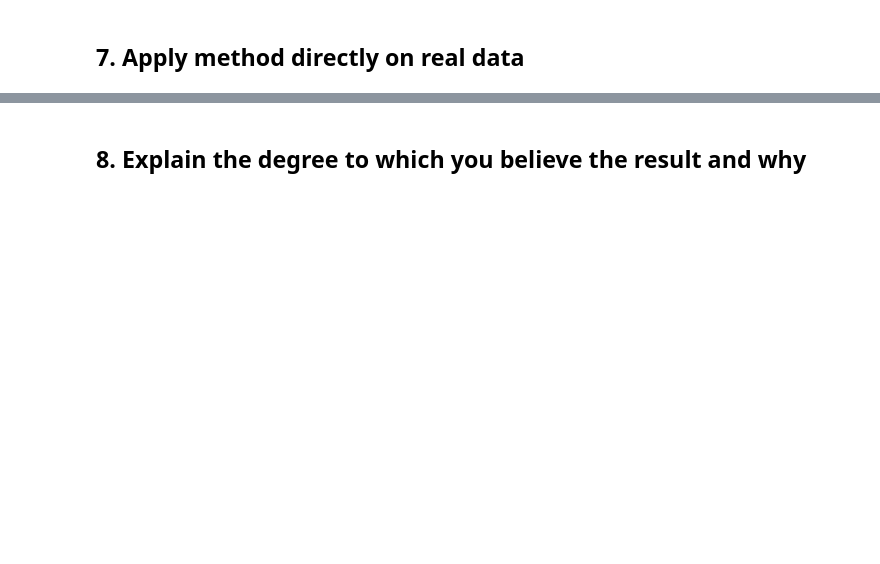
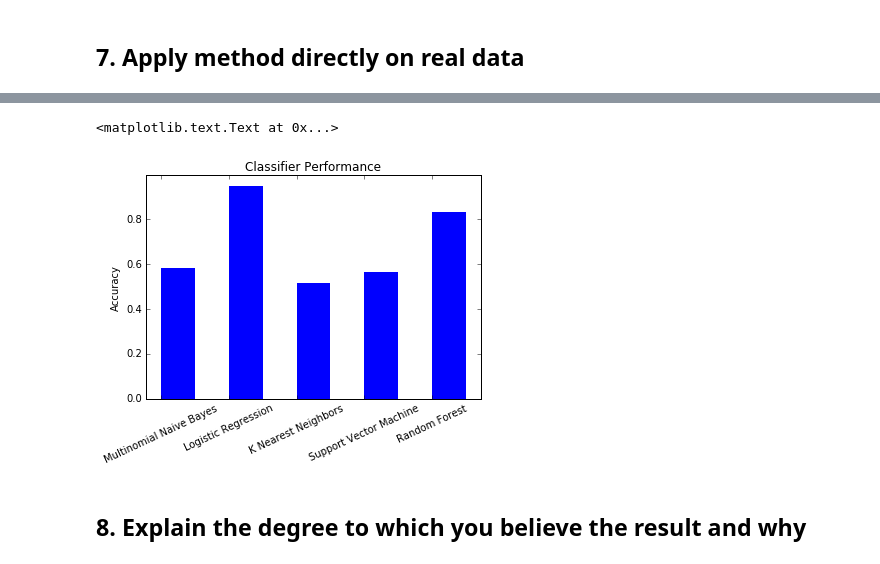
Before and after one commit to Upward-Spiral-Science/spect-team, a Jupyter notebook: Code/Assignment-5/Classification.ipynb, the cells around one changed output, grey strips where cells are left out. Drawn from its saved outputs; the diff is of its cells as text; code cells hidden in the pictures; blank space fills up the shorter version.

```diff
--- a/Code/Assignment-5/Classification.ipynb
+++ b/Code/Assignment-5/Classification.ipynb
@@ -29,3 +33,6 @@ for neg_i in neg_col_inds:
+# %%
+# Preprocess training features
+X = clean_negs(X)
 # %% [markdown]
 ## 1. State assumptions about your data
 # %% [markdown]
@@ -136,0 +208,29 @@ print acc
+# %%
+'''
+Train models with all the training data
+Evaluate using the test data
+'''
+# Multinomial Naive Bayes
+multiNB = MultinomialNB()
+train_clf(multiNB, train_X, train_y)
+predict_y, acc_nb = test_clf(multiNB, test_X, test_y)
+
+# Logistic Regression
+lg = LogisticRegression(penalty='l1')
+train_clf(lg, train_X, train_y)
+predict_y, acc_lg = test_clf(lg, test_X, test_y)
+
+# K Nearest Neighbors
+knn = KNeighborsClassifier(n_neighbors=10)
+train_clf(knn, train_X, train_y)
+predict_y, acc_knn = test_clf(knn, test_X, test_y)
+
+# Support Vector Machine
+svc = LinearSVC()
+train_clf(svc, train_X, train_y)
+predict_y, acc_svc = test_clf(svc, test_X, test_y)
+
+# Random Forest
+rf = RandomForestClassifier(n_estimators=60)
+train_clf(rf, train_X, train_y)
+predict_y, acc_rf = test_clf(rf, test_X, test_y)
@@ -137,2 +249,18 @@ print acc
+# %%
+# Visualize classifier performance
+x = range(5)
+y = [acc_nb, acc_lg, acc_knn, acc_svc, acc_rf]
+clf_names = ['Multinomial Naive Bayes', 'Logistic Regression', \
+             'K Nearest Neighbors', 'Support Vector Machine', 'Random Forest']
+
+width = 0.6/1.2
+plt.bar(x, y, width)
+
+plt.title('Classifier Performance')
+plt.xticks(x, clf_names, rotation=25)
+plt.ylabel('Accuracy')
+# %% [output]
+<matplotlib.text.Text at 0x...>
+[figure, added]
 # %% [markdown]
 ## 8. Explain the degree to which you believe the result and why
```
Also changed, not shown: parts of 19 cells of this notebook, 3 other files.
